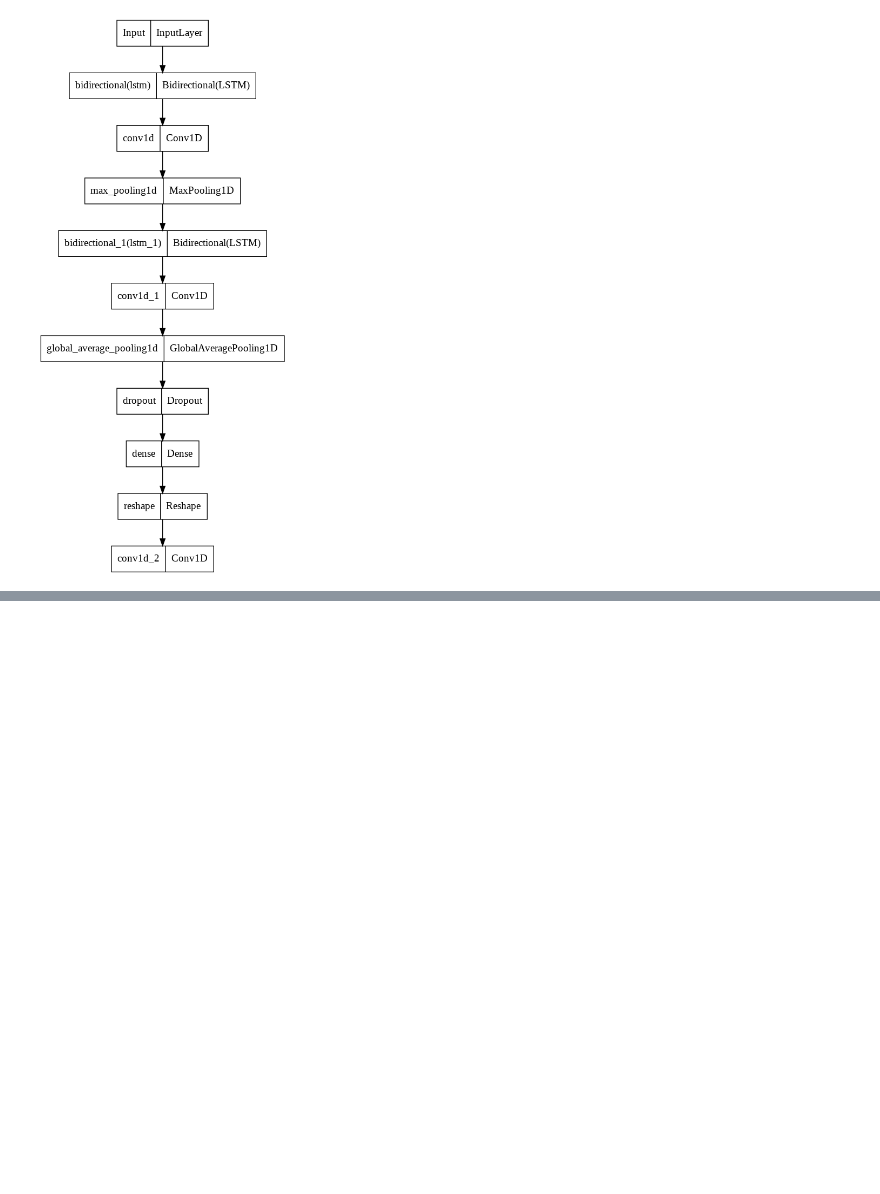
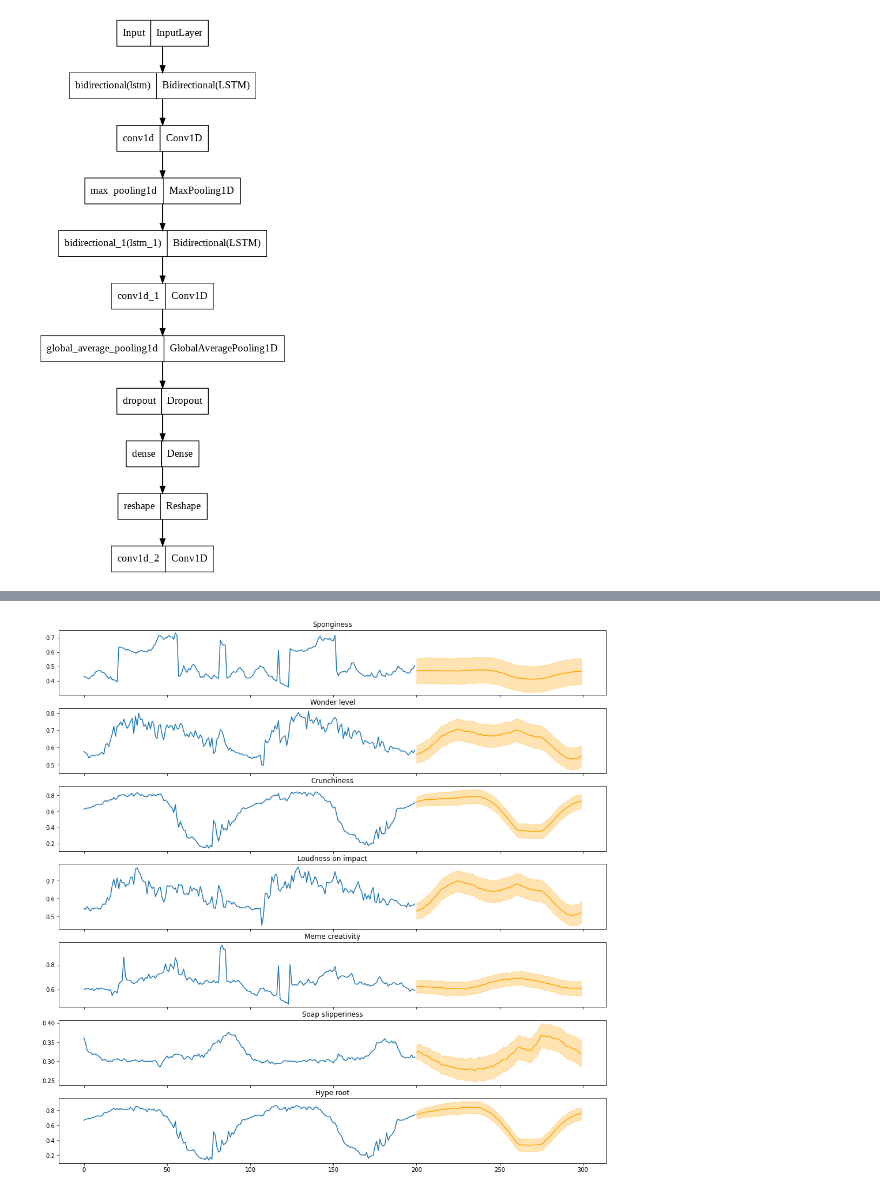
Before and after one commit to giuliovv/ANNDL_competitions, a Jupyter notebook: 2_RNN/toma_model.ipynb, the cells around one changed output, grey strips where cells are left out. Saved outputs shown, nothing was run; the diff lists cells and outputs as text; code cells hidden in the pictures; blank space fills up the shorter version.

```diff
--- a/2_RNN/toma_model.ipynb
+++ b/2_RNN/toma_model.ipynb
@@ -241,0 +328,26 @@ KeyboardInterrupt: ignored
+# %%
+maes = []
+for i in range(predictions.shape[1]):
+    ft_maes = []
+    for j in range(predictions.shape[2]):
+        ft_maes.append(np.mean(np.abs(y_test[:,i,j]-predictions[:,i,j]), axis=0))
+    ft_maes = np.array(ft_maes)
+    maes.append(ft_maes)
+maes = np.array(maes)
+# %%
+future_predictions = model.predict(future)
+# %%
+figs, axs = plt.subplots(len(target_labels), 1, sharex=True, figsize=(17,17))
+for i, col in enumerate(target_labels):
+    axs[i].plot(np.arange(len(future[0,:,i])), future[0,:,i])
+    axs[i].plot(np.arange(len(future[0,:,i]), len(future[0,:,i])+telescope), future_predictions[0,:,i], color='orange')
+    axs[i].fill_between(
+        np.arange(len(future[0,:,i]), len(future[0,:,i])+telescope),
+        future_predictions[0,:,i]+maes[:,i],
+        future_predictions[0,:,i]-maes[:,i],
+        color='orange', alpha=.3)
+    axs[i].set_title(col)
+    # axs[i].set_ylim(0,1)
+plt.show()
+# %% [output]
+[figure, added]
```
Also changed, not shown: parts of 7 cells of this notebook.
